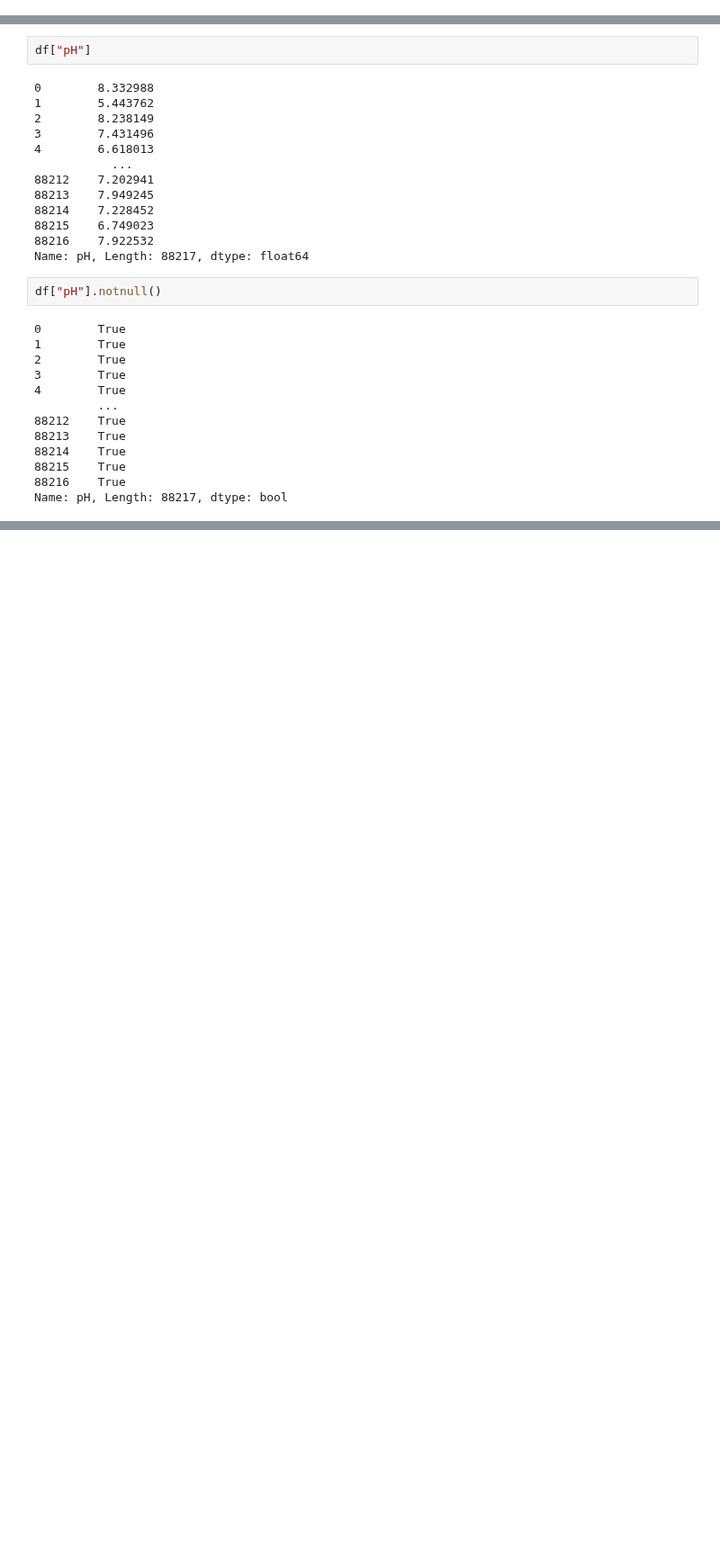
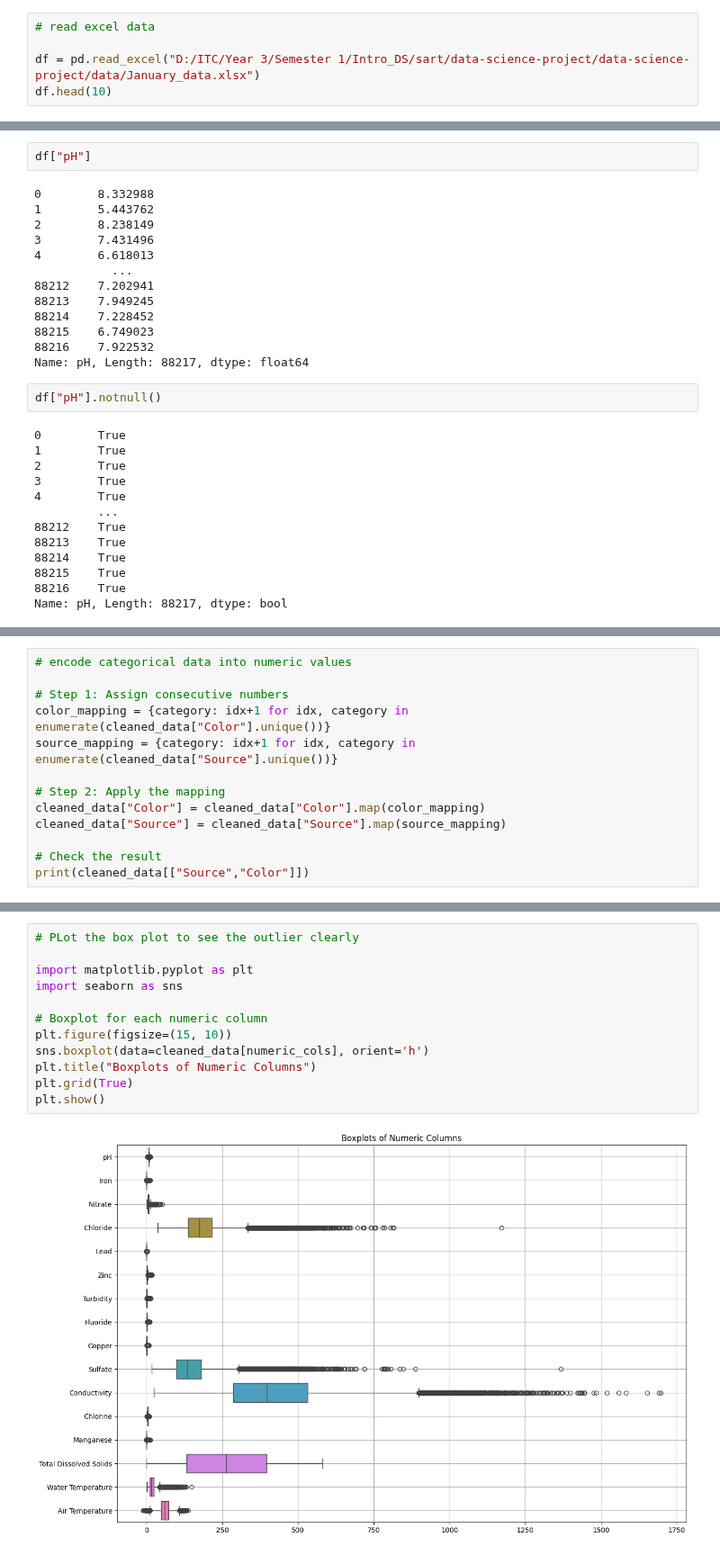
Before and after one commit to chantharith-NY/water-quality-prediction, a Jupyter notebook: notebooks/data cleaning/data_cleaning_January.ipynb, the cells around one changed output, grey strips where cells are left out. Shown at 90% size. Cells and saved outputs as stored; diff of their text form; blank space fills up the shorter version.

Commit message:
Added data cleaning and transformation steps

```diff
--- a/notebooks/data cleaning/data_cleaning_January.ipynb
+++ b/notebooks/data cleaning/data_cleaning_January.ipynb
@@ -62,0 +10,5 @@ dtype: int64
+# %%
+# read excel data
+
+df = pd.read_excel("D:/ITC/Year 3/Semester 1/Intro_DS/sart/data-science-project/data-science-project/data/January_data.xlsx")
+df.head(10)
@@ -234,0 +165,13 @@ sort_day
+# %%
+# encode categorical data into numeric values
+
+# Step 1: Assign consecutive numbers
+color_mapping = {category: idx+1 for idx, category in enumerate(cleaned_data["Color"].unique())}
+source_mapping = {category: idx+1 for idx, category in enumerate(cleaned_data["Source"].unique())}
+
+# Step 2: Apply the mapping
+cleaned_data["Color"] = cleaned_data["Color"].map(color_mapping)
+cleaned_data["Source"] = cleaned_data["Source"].map(source_mapping)
+
+# Check the result
+print(cleaned_data[["Source","Color"]])
@@ -234,0 +261,14 @@ sort_day
+# %%
+# PLot the box plot to see the outlier clearly
+
+import matplotlib.pyplot as plt
+import seaborn as sns
+
+# Boxplot for each numeric column
+plt.figure(figsize=(15, 10))
+sns.boxplot(data=cleaned_data[numeric_cols], orient='h')
+plt.title("Boxplots of Numeric Columns")
+plt.grid(True)
+plt.show()
+# %% [output]
+[figure, added]
```
Also changed, not shown: parts of 46 cells of this notebook, 1 other file.
